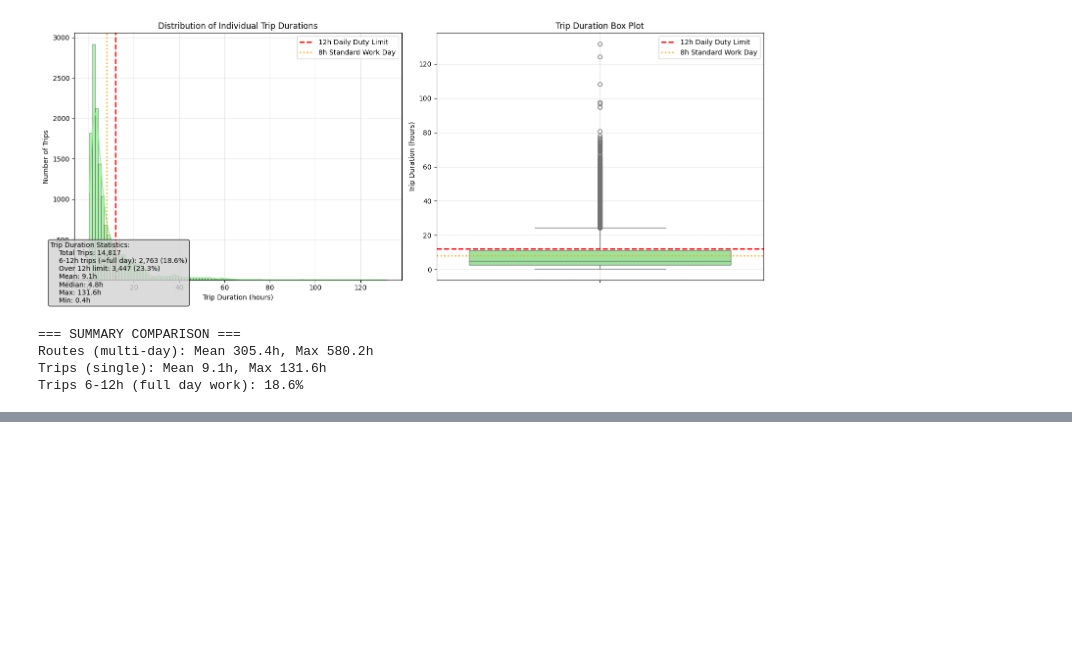
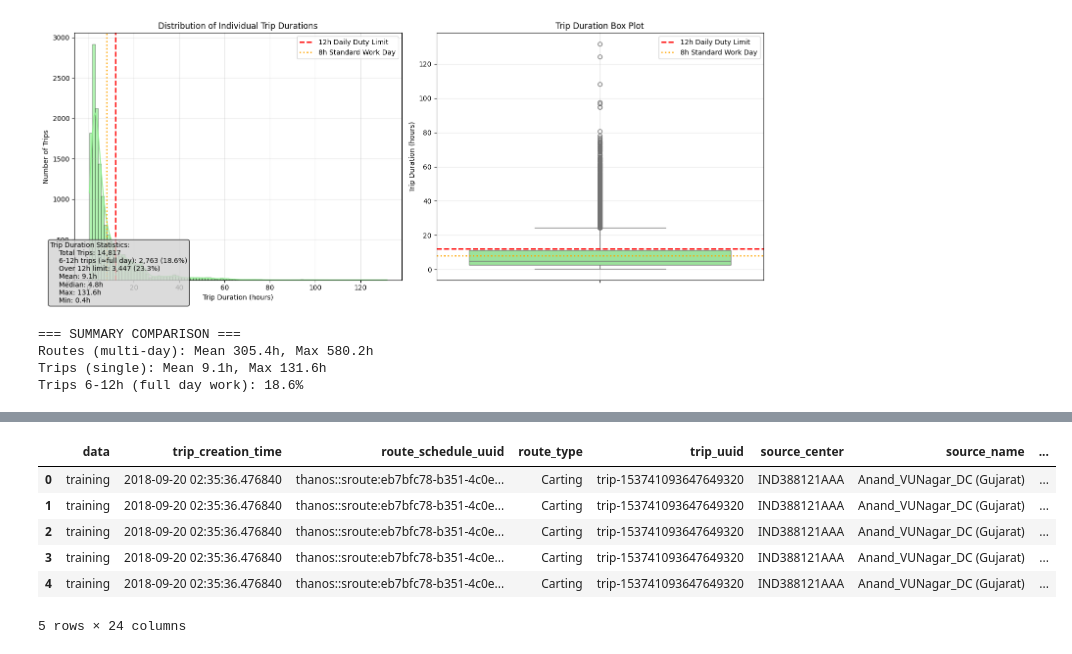
Before and after one commit to rgiz/Dynamic-Rescheduling-Logistics, a Jupyter notebook: notebooks/eda.ipynb, the cells around one changed output, grey strips where cells are left out. Saved outputs shown, nothing was run; the diff lists cells and outputs as text; code cells hidden in the pictures; blank space fills up the shorter version.

```diff
--- a/notebooks/eda.ipynb
+++ b/notebooks/eda.ipynb
@@ -99,0 +430,10 @@ Trips 6-12h (full day work): 18.6%
+# %%
+df_clean.head()
+# %% [output]
+|  | data | trip_creation_time | route_schedule_uuid | route_type | trip_uuid | source_center | source_name | ... |
+| 0 | training | 2018-09-20 02:35:36.476840 | thanos::sroute:eb7bfc78-b351-4c0e... | Carting | trip-153741093647649320 | IND388121AAA | Anand_VUNagar_DC (Gujarat) | ... |
+| 1 | training | 2018-09-20 02:35:36.476840 | thanos::sroute:eb7bfc78-b351-4c0e... | Carting | trip-153741093647649320 | IND388121AAA | Anand_VUNagar_DC (Gujarat) | ... |
+| 2 | training | 2018-09-20 02:35:36.476840 | thanos::sroute:eb7bfc78-b351-4c0e... | Carting | trip-153741093647649320 | IND388121AAA | Anand_VUNagar_DC (Gujarat) | ... |
+| 3 | training | 2018-09-20 02:35:36.476840 | thanos::sroute:eb7bfc78-b351-4c0e... | Carting | trip-153741093647649320 | IND388121AAA | Anand_VUNagar_DC (Gujarat) | ... |
+| 4 | training | 2018-09-20 02:35:36.476840 | thanos::sroute:eb7bfc78-b351-4c0e... | Carting | trip-153741093647649320 | IND388121AAA | Anand_VUNagar_DC (Gujarat) | ... |
+5 rows × 24 columns
```
Also changed, not shown: parts of 3 cells of this notebook, 12 other files.
